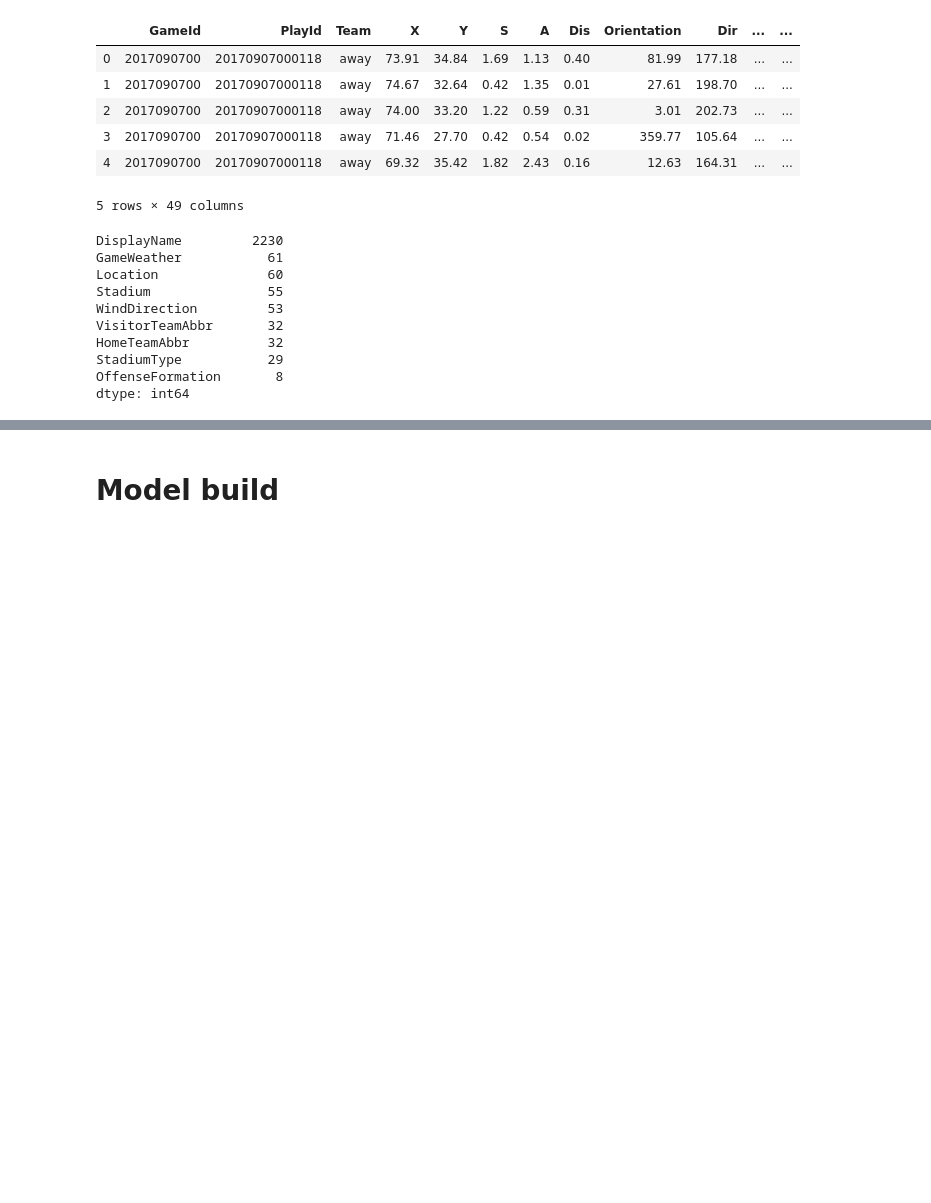
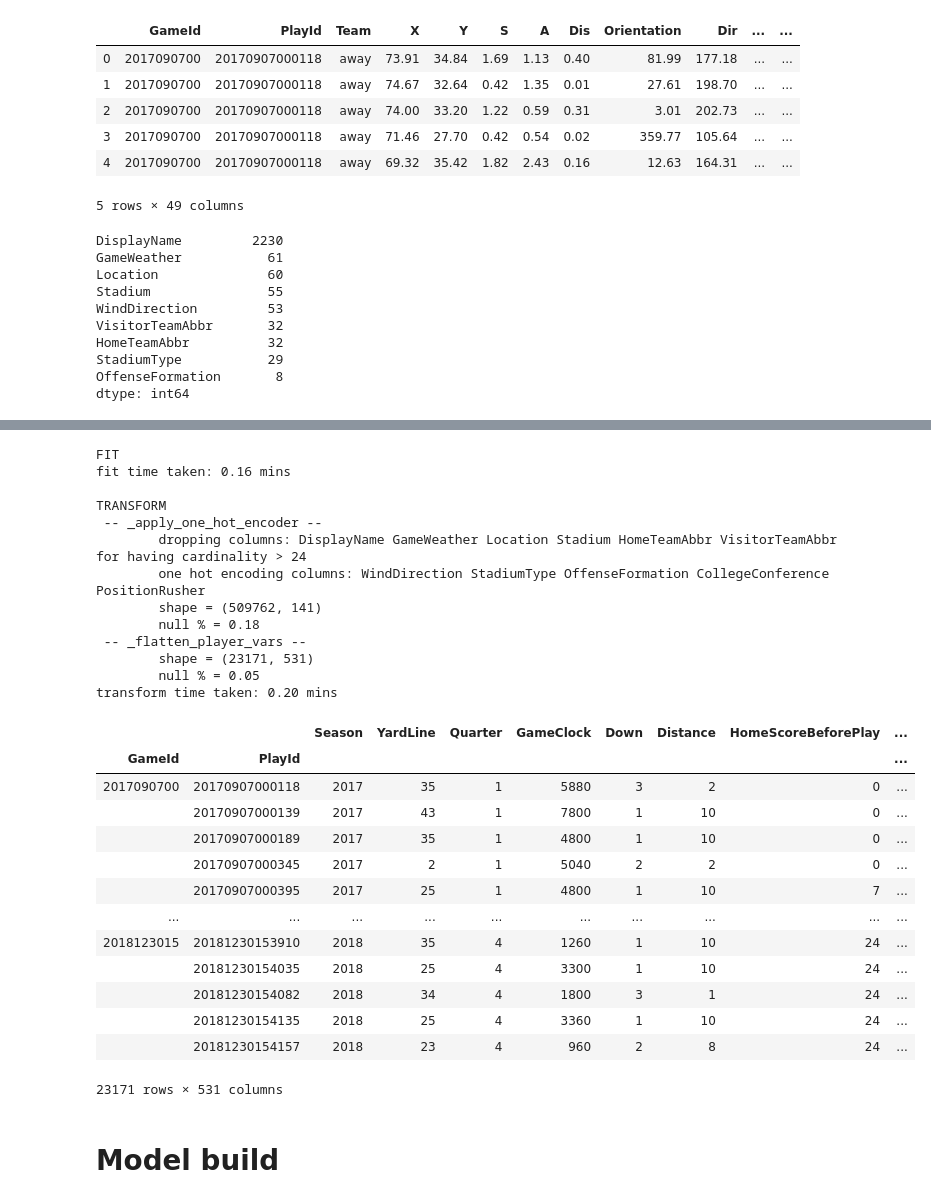
Before and after one commit to samtaylor54321/nfl_data_bowl, a Jupyter notebook: output/nfl_submission.ipynb, the cells around one changed output, grey strips where cells are left out. Drawn from its saved outputs; the diff is of its cells as text; code cells hidden in the pictures; blank space fills up the shorter version.

```diff
--- a/output/nfl_submission.ipynb
+++ b/output/nfl_submission.ipynb
@@ -989,3 +989,33 @@ INITIAL_CLEANING
+# %%
+processor.fit_transform(train)
+# %% [output]
+FIT
+fit time taken: 0.16 mins
+
+TRANSFORM
+ -- _apply_one_hot_encoder --
+        dropping columns: DisplayName GameWeather Location Stadium HomeTeamAbbr VisitorTeamAbbr for having cardinality > 24
+        one hot encoding columns: WindDirection StadiumType OffenseFormation CollegeConference PositionRusher
+        shape = (509762, 141)
+        null % = 0.18
+ -- _flatten_player_vars --
+        shape = (23171, 531)
+        null % = 0.05
+transform time taken: 0.20 mins
+|  |  | Season | YardLine | Quarter | GameClock | Down | Distance | HomeScoreBeforePlay | ... |
+| GameId | PlayId |  |  |  |  |  |  |  | ... |
+| 2017090700 | 20170907000118 | 2017 | 35 | 1 | 5880 | 3 | 2 | 0 | ... |
+|  | 20170907000139 | 2017 | 43 | 1 | 7800 | 1 | 10 | 0 | ... |
+|  | 20170907000189 | 2017 | 35 | 1 | 4800 | 1 | 10 | 0 | ... |
+|  | 20170907000345 | 2017 | 2 | 1 | 5040 | 2 | 2 | 0 | ... |
+|  | 20170907000395 | 2017 | 25 | 1 | 4800 | 1 | 10 | 7 | ... |
+| ... | ... | ... | ... | ... | ... | ... | ... | ... | ... |
+| 2018123015 | 20181230153910 | 2018 | 35 | 4 | 1260 | 1 | 10 | 24 | ... |
+|  | 20181230154035 | 2018 | 25 | 4 | 3300 | 1 | 10 | 24 | ... |
+|  | 20181230154082 | 2018 | 34 | 4 | 1800 | 3 | 1 | 24 | ... |
+|  | 20181230154135 | 2018 | 25 | 4 | 3360 | 1 | 10 | 24 | ... |
+|  | 20181230154157 | 2018 | 23 | 4 | 960 | 2 | 8 | 24 | ... |
+23171 rows × 531 columns
 # %%
 from sklearn.base import BaseEstimator, TransformerMixin
 
```
Also changed, not shown: parts of 1 cell of this notebook.
